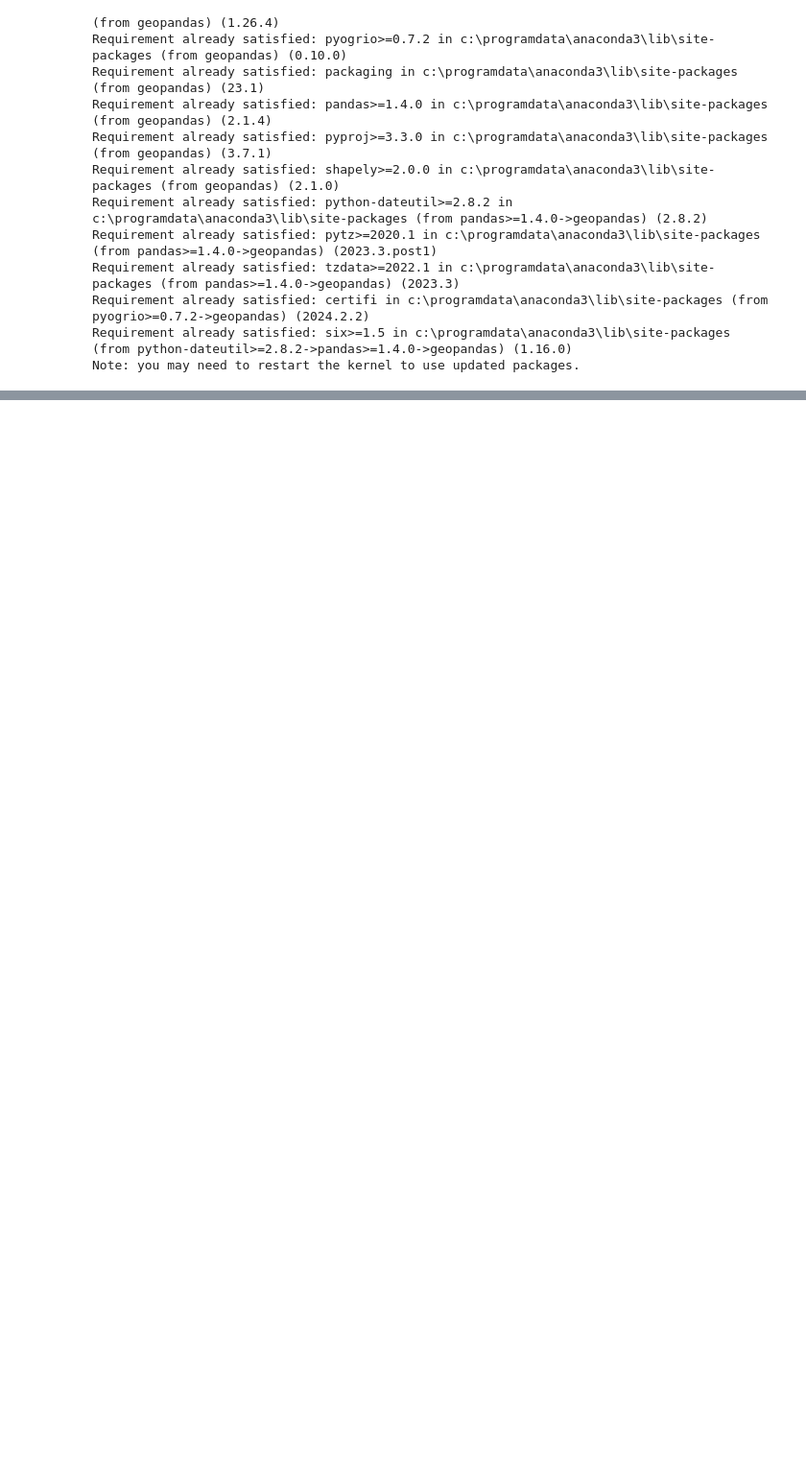
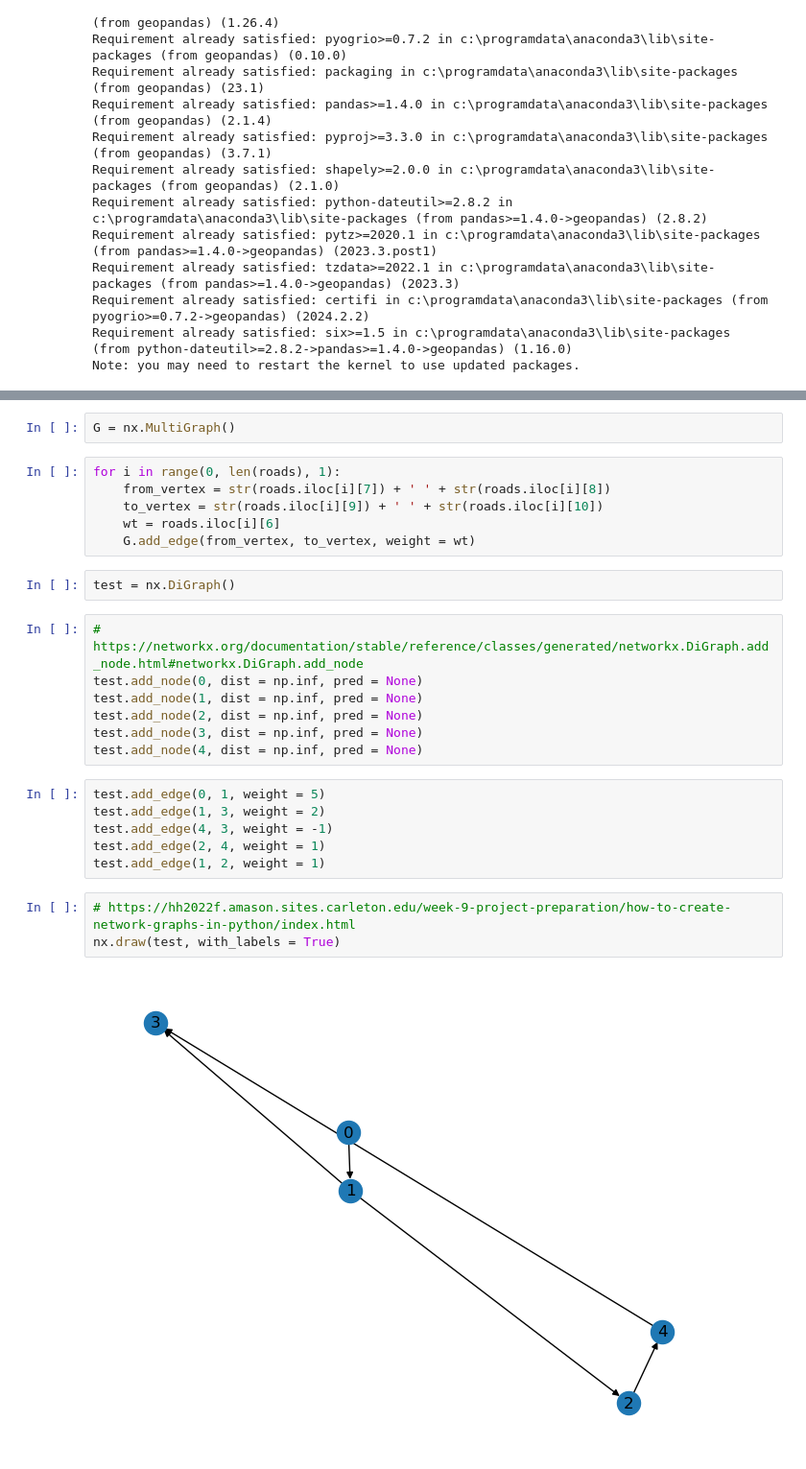
Before and after one commit to via-zhang/BlazeNav, a Jupyter notebook: test.ipynb, the cells around one changed output, grey strips where cells are left out. Shown at 96% size. Drawn from its saved outputs; the diff is of its cells as text; blank space fills up the shorter version.

Commit message:
tested nx.DiGraph() methods and started Bellman-Ford function on sample graph

```diff
--- a/test.ipynb
+++ b/test.ipynb
@@ -72,0 +24,28 @@ road_df
+# %%
+G = nx.MultiGraph()
+# %%
+for i in range(0, len(roads), 1):
+    from_vertex = str(roads.iloc[i][7]) + ' ' + str(roads.iloc[i][8])
+    to_vertex = str(roads.iloc[i][9]) + ' ' + str(roads.iloc[i][10])
+    wt = roads.iloc[i][6]
+    G.add_edge(from_vertex, to_vertex, weight = wt)
+# %%
+test = nx.DiGraph()
+# %%
+# https://networkx.org/documentation/stable/reference/classes/generated/networkx.DiGraph.add_node.html#networkx.DiGraph.add_node
+test.add_node(0, dist = np.inf, pred = None)
+test.add_node(1, dist = np.inf, pred = None)
+test.add_node(2, dist = np.inf, pred = None)
+test.add_node(3, dist = np.inf, pred = None)
+test.add_node(4, dist = np.inf, pred = None)
+# %%
+test.add_edge(0, 1, weight = 5)
+test.add_edge(1, 3, weight = 2)
+test.add_edge(4, 3, weight = -1)
+test.add_edge(2, 4, weight = 1)
+test.add_edge(1, 2, weight = 1)
+# %%
+# https://hh2022f.amason.sites.carleton.edu/week-9-project-preparation/how-to-create-network-graphs-in-python/index.html
+nx.draw(test, with_labels = True)
+# %% [output]
+[figure, added]
```
Also changed, not shown: parts of 15 cells of this notebook.
